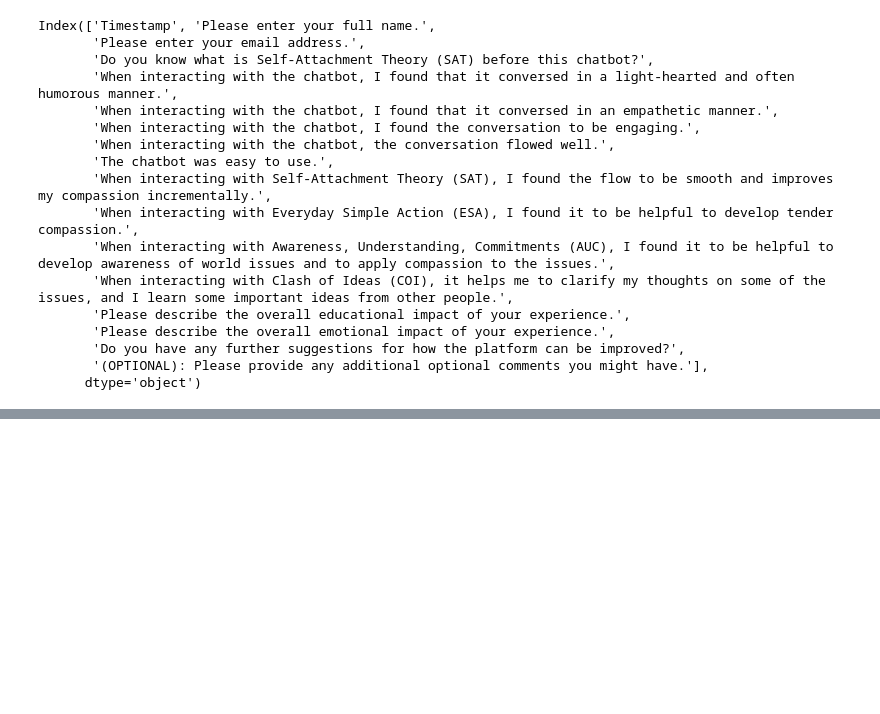
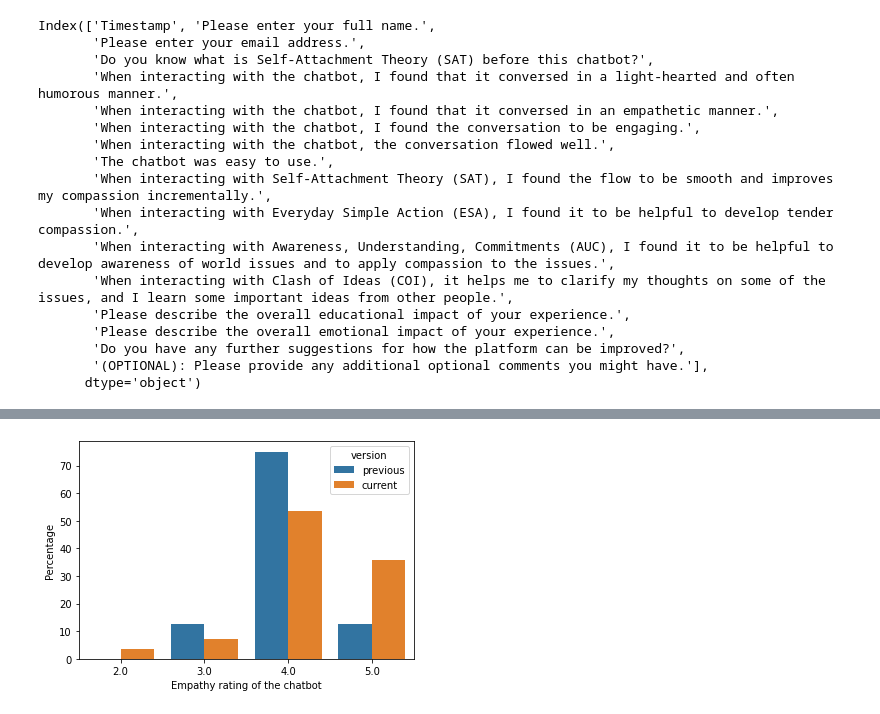
Before and after one commit to weijie9512/official_sat_chatbot, a Jupyter notebook: jupyter/Stage 7 - Evaluation.ipynb, the cells around one changed output, grey strips where cells are left out. Saved outputs shown, nothing was run; the diff lists cells and outputs as text; code cells hidden in the pictures; blank space fills up the shorter version.

```diff
--- a/jupyter/Stage 7 - Evaluation.ipynb
+++ b/jupyter/Stage 7 - Evaluation.ipynb
@@ -206,0 +269,2 @@ Name: Please describe the overall emotional impact of your experience., dtype: o
+# %%
+df_graph = df_empathy.groupby(["empathy","version"]).agg("sum").reset_index()
@@ -206,0 +282,7 @@ Name: Please describe the overall emotional impact of your experience., dtype: o
+# %%
+df_count = df_graph[["version", "count"]].groupby("version").agg("sum").reset_index()
+df_count.columns = ["version", "total"]
+# %%
+df_graph = df_graph.merge(df_count, on='version', how='left')
+# %%
+df_graph["percentage"] = df_graph["count"] * 100/ df_graph["total"]
@@ -206,0 +311,7 @@ Name: Please describe the overall emotional impact of your experience., dtype: o
+# %%
+hue_order = ["previous", "current"]
+ax = sns.barplot(x="empathy", y="percentage", hue="version", hue_order=hue_order, data=df_graph)
+ax.set(xlabel='Empathy rating of the chatbot', ylabel='Percentage')
+plt.show()
+# %% [output]
+[figure, added]
```
Also changed, not shown: parts of 64 cells of this notebook, 1 other file.
